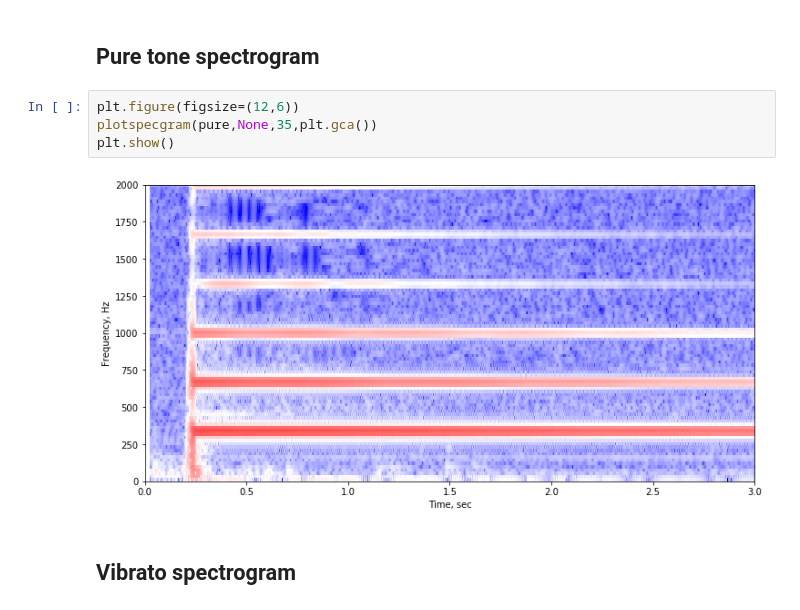
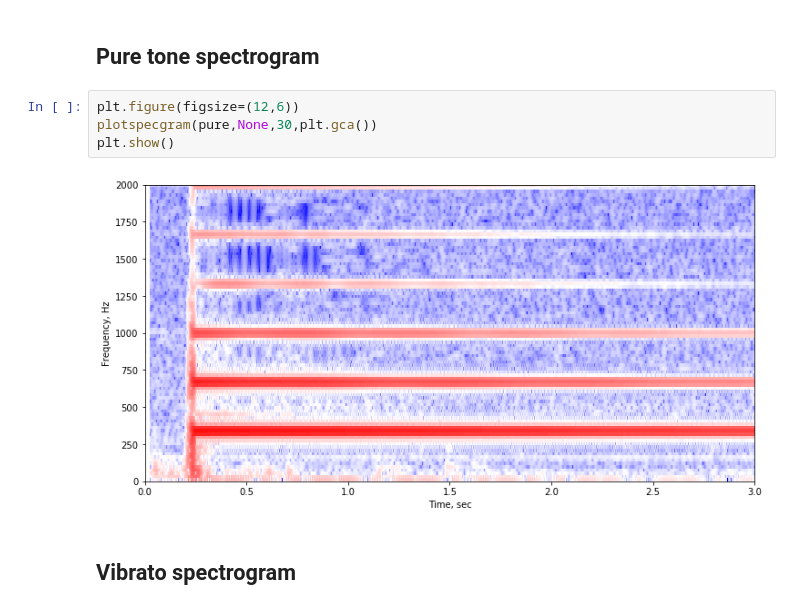
Before and after one commit to spirit11/wave_modulations, a Jupyter notebook: wavefile.ipynb, the cells around one changed output. Drawn from its saved outputs; the diff is of its cells as text.

```diff
--- a/wavefile.ipynb
+++ b/wavefile.ipynb
@@ -72,10 +76,10 @@ plt.show()
 ## Pure tone spectrogram
 # %%
 plt.figure(figsize=(12,6))
-plotspecgram(pure,None,35,plt.gca())
+plotspecgram(pure,None,30,plt.gca())
 plt.show()
 # %% [output]
-[figure, old version]
+[figure, new version]
 # %% [markdown]
 ## Vibrato spectrogram
 # %%
```
Also changed, not shown: parts of 4 cells of this notebook.
